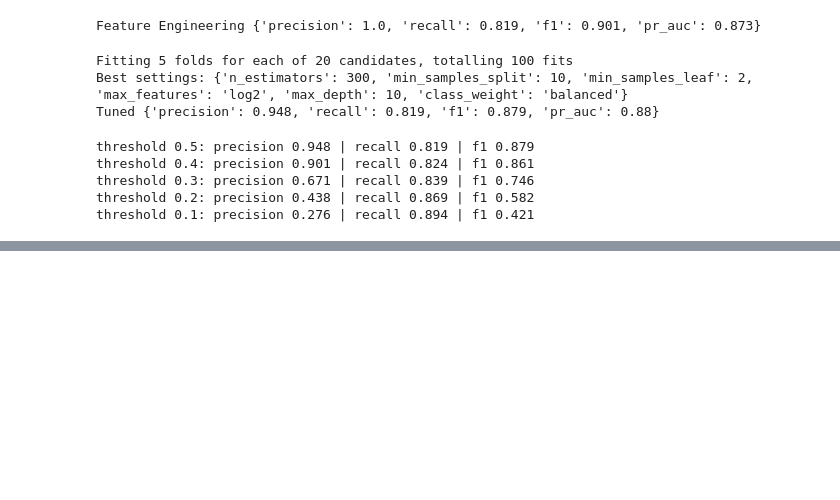
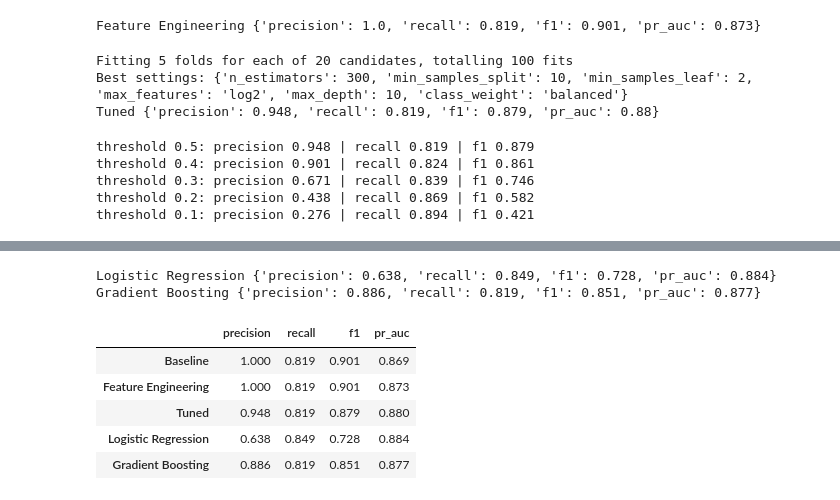
Before and after one commit to grandpacltn/novapay-fraud-detection, a Jupyter notebook: notebook/EDA.ipynb, the cells around one changed output, grey strips where cells are left out. Cells and saved outputs as stored; diff of their text form; code cells hidden in the pictures; blank space fills up the shorter version.

```diff
--- a/notebook/EDA.ipynb
+++ b/notebook/EDA.ipynb
@@ -620,0 +629,26 @@ threshold 0.1: precision 0.276 | recall 0.894 | f1 0.421
+# %%
+# Compare other model types on the same engineered features
+from sklearn.linear_model import LogisticRegression
+from sklearn.ensemble import HistGradientBoostingClassifier
+from sklearn.pipeline import make_pipeline
+from sklearn.preprocessing import StandardScaler
+
+evaluate('Logistic Regression',
+         make_pipeline(StandardScaler(), LogisticRegression(class_weight='balanced', max_iter=1000)),
+         X_train_fe, X_test_fe)
+
+evaluate('Gradient Boosting',
+         HistGradientBoostingClassifier(class_weight='balanced', random_state=42),
+         X_train_fe, X_test_fe)
+
+# Compare every model so far
+pd.DataFrame(results).T
+# %% [output]
+Logistic Regression {'precision': 0.638, 'recall': 0.849, 'f1': 0.728, 'pr_auc': 0.884}
+Gradient Boosting {'precision': 0.886, 'recall': 0.819, 'f1': 0.851, 'pr_auc': 0.877}
+|  | precision | recall | f1 | pr_auc |
+| Baseline | 1.000 | 0.819 | 0.901 | 0.869 |
+| Feature Engineering | 1.000 | 0.819 | 0.901 | 0.873 |
+| Tuned | 0.948 | 0.819 | 0.879 | 0.880 |
+| Logistic Regression | 0.638 | 0.849 | 0.728 | 0.884 |
+| Gradient Boosting | 0.886 | 0.819 | 0.851 | 0.877 |
```
Also changed, not shown: parts of 4 cells of this notebook, 1 other file.
